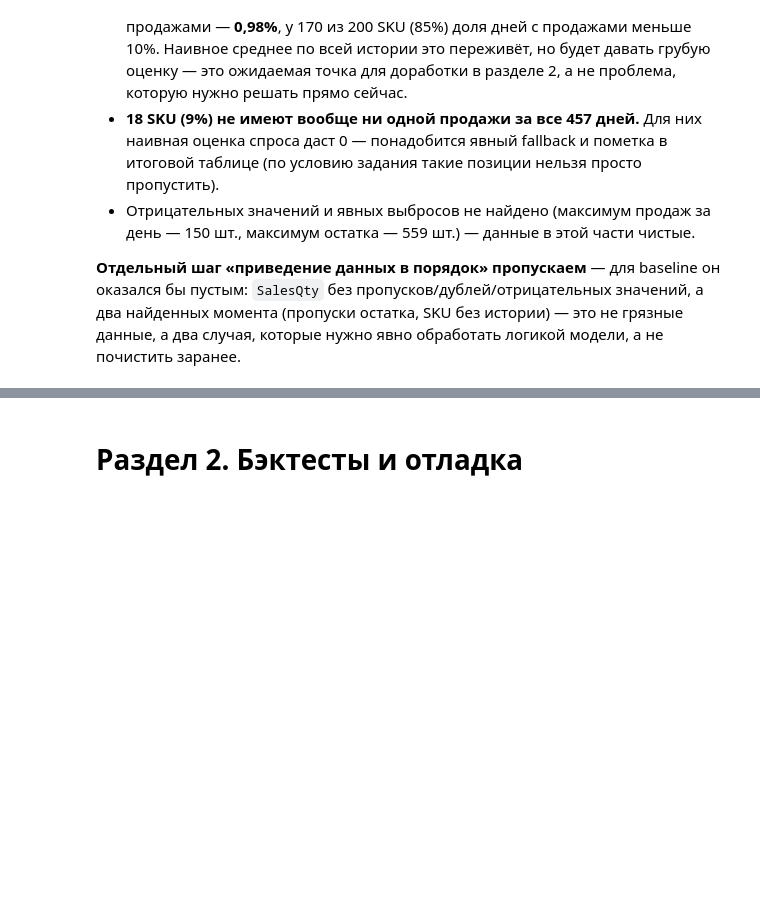
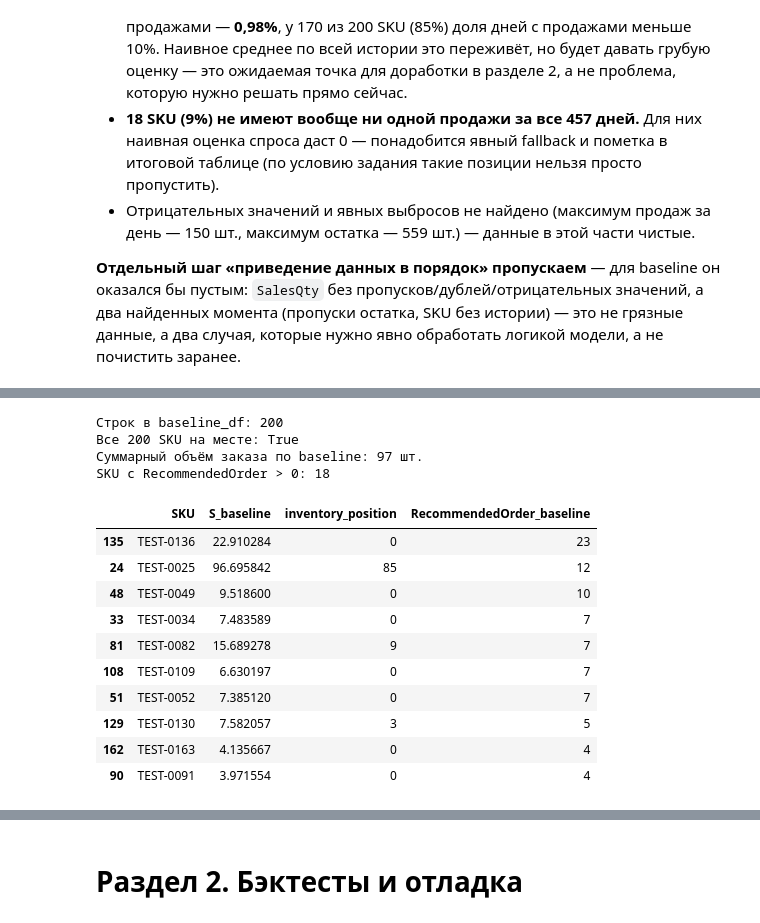
Before and after one commit to Viktor-VK/reorder-model, a Jupyter notebook: notebooks/reorder_model.ipynb, the cells around one changed output, grey strips where cells are left out. Saved outputs shown, nothing was run; the diff lists cells and outputs as text; code cells hidden in the pictures; blank space fills up the shorter version.

```diff
--- a/notebooks/reorder_model.ipynb
+++ b/notebooks/reorder_model.ipynb
@@ -284,0 +314,9 @@ print("Максимальный остаток на конец дня:", history
+# %%
+# Начинаем сборку рабочей таблицы baseline_df с копии SKU, чтобы не менять исходный sku_df.
+baseline_df = sku_df.copy()
+
+# Protection period = срок поставки нового заказа (LeadTimeDays) + интервал до следующего заказа.
+baseline_df["protection_period_days"] = baseline_df["LeadTimeDays"] + order_cycle_days
+
+print("Уникальные значения LeadTimeDays:", sorted(baseline_df["LeadTimeDays"].unique()))
+print("Уникальные значения protection_period_days:", sorted(baseline_df["protection_period_days"].unique()))
@@ -284,0 +330,13 @@ print("Максимальный остаток на конец дня:", history
+# %%
+# Подтягиваем среднесуточный спрос по SKU из таблицы активности (шаг 11).
+baseline_df = baseline_df.merge(
+    sku_activity[["SKU", "mean_daily_sales"]],
+    on="SKU",
+    how="left",
+)
+
+# Ожидаемый спрос за protection period — простое произведение, без поправок на дефицит.
+baseline_df["demand_over_protection"] = baseline_df["mean_daily_sales"] * baseline_df["protection_period_days"]
+
+print("SKU с нулевым ожидаемым спросом за protection period:", (baseline_df["demand_over_protection"] == 0).sum())
+baseline_df[["SKU", "mean_daily_sales", "protection_period_days", "demand_over_protection"]].describe()
@@ -284,0 +361,10 @@ print("Максимальный остаток на конец дня:", history
+# %%
+# Order-up-to level для baseline — без страхового запаса, чистое ожидание спроса.
+baseline_df["S_baseline"] = baseline_df["demand_over_protection"]
+
+# Позиция запаса — текущий остаток плюс всё, что уже в пути или заказано.
+baseline_df["inventory_position"] = (
+    baseline_df["CurrentStock"] + baseline_df["InTransit"] + baseline_df["OpenPO"]
+)
+
+baseline_df[["SKU", "S_baseline", "inventory_position"]].describe()
@@ -284,0 +385,29 @@ print("Максимальный остаток на конец дня:", history
+# %%
+# round() до целого, затем max(0, ...) — неотрицательное количество.
+gap = baseline_df["S_baseline"] - baseline_df["inventory_position"]
+baseline_df["RecommendedOrder_baseline"] = gap.round().clip(lower=0).astype(int)
+
+print("Строк в baseline_df:", len(baseline_df))
+print("Все 200 SKU на месте:", set(baseline_df["SKU"]) == set(sku_df["SKU"]))
+print("Суммарный объём заказа по baseline:", baseline_df["RecommendedOrder_baseline"].sum(), "шт.")
+print("SKU с RecommendedOrder > 0:", (baseline_df["RecommendedOrder_baseline"] > 0).sum())
+
+baseline_df[["SKU", "S_baseline", "inventory_position", "RecommendedOrder_baseline"]].sort_values(
+    "RecommendedOrder_baseline", ascending=False
+).head(10)
+# %% [output]
+Строк в baseline_df: 200
+Все 200 SKU на месте: True
+Суммарный объём заказа по baseline: 97 шт.
+SKU с RecommendedOrder > 0: 18
+|  | SKU | S_baseline | inventory_position | RecommendedOrder_baseline |
+| 135 | TEST-0136 | 22.910284 | 0 | 23 |
+| 24 | TEST-0025 | 96.695842 | 85 | 12 |
+| 48 | TEST-0049 | 9.518600 | 0 | 10 |
+| 33 | TEST-0034 | 7.483589 | 0 | 7 |
+| 81 | TEST-0082 | 15.689278 | 9 | 7 |
+| 108 | TEST-0109 | 6.630197 | 0 | 7 |
+| 51 | TEST-0052 | 7.385120 | 0 | 7 |
+| 129 | TEST-0130 | 7.582057 | 3 | 5 |
+| 162 | TEST-0163 | 4.135667 | 0 | 4 |
+| 90 | TEST-0091 | 3.971554 | 0 | 4 |
```
Also changed, not shown: parts of 11 cells of this notebook.
